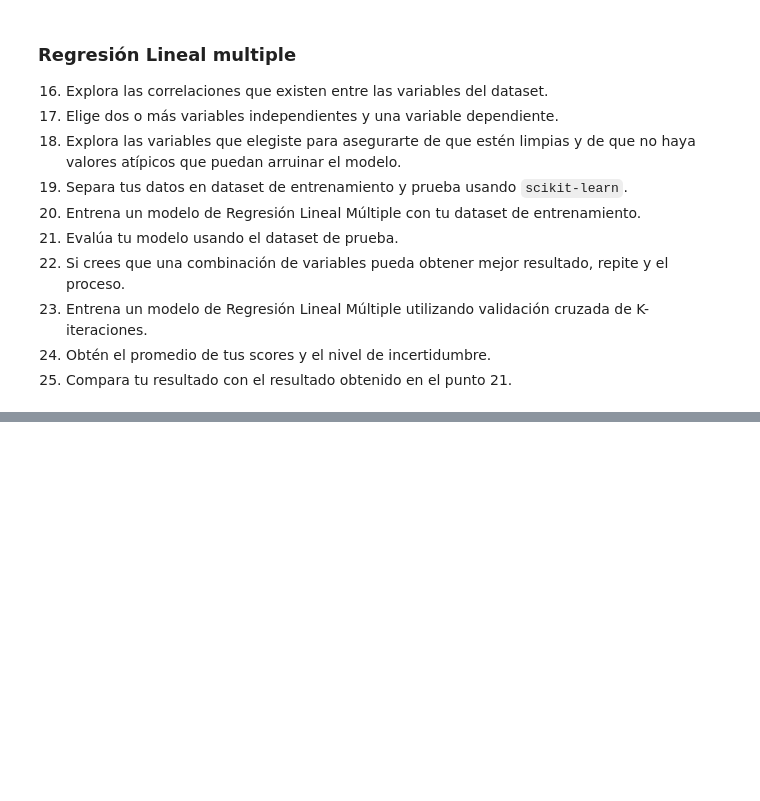
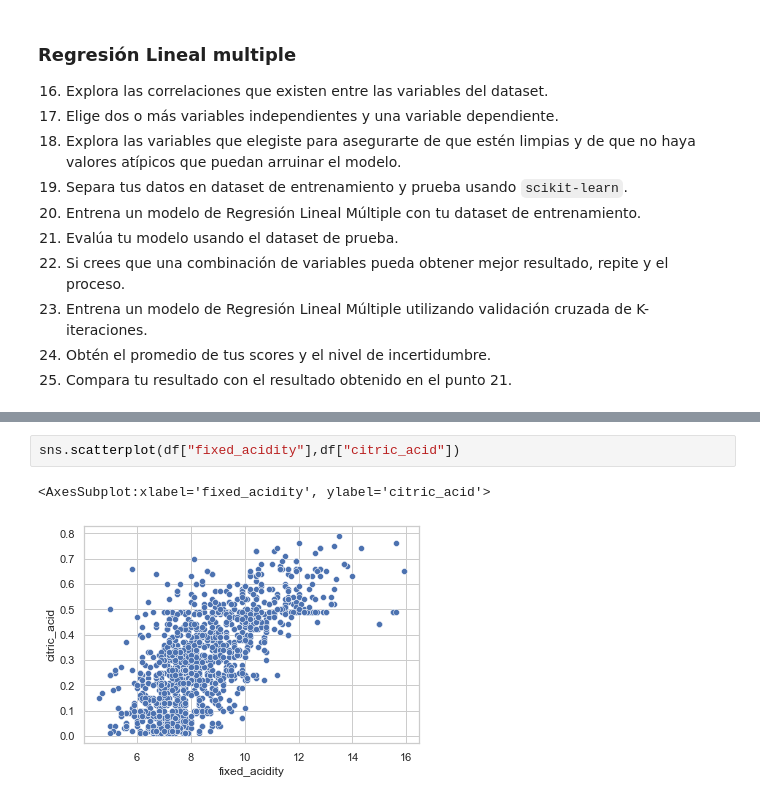
Before and after one commit to luislerma5593/Data_Analysis, a Jupyter notebook: 4. Análisis de datos con Python/5. Distribuciones muestrales y técnicas de evaluación de modelos/Mini Proyecto.ipynb, the cells around one changed output, grey strips where cells are left out. Saved outputs shown, nothing was run; the diff lists cells and outputs as text; blank space fills up the shorter version.

```diff
--- a/4. Análisis de datos con Python/5. Distribuciones muestrales y técnicas de evaluación de modelos/Mini Proyecto.ipynb
+++ b/4. Análisis de datos con Python/5. Distribuciones muestrales y técnicas de evaluación de modelos/Mini Proyecto.ipynb
@@ -243,0 +263,5 @@ print(kurtosis(serie_means3), " - ", skew(serie_means3),  " - ", serie_means3.ma
+# %%
+sns.scatterplot(df["fixed_acidity"],df["citric_acid"])
+# %% [output]
+<AxesSubplot:xlabel='fixed_acidity', ylabel='citric_acid'>
+[figure, added]
```
Also changed, not shown: parts of 25 cells of this notebook.
